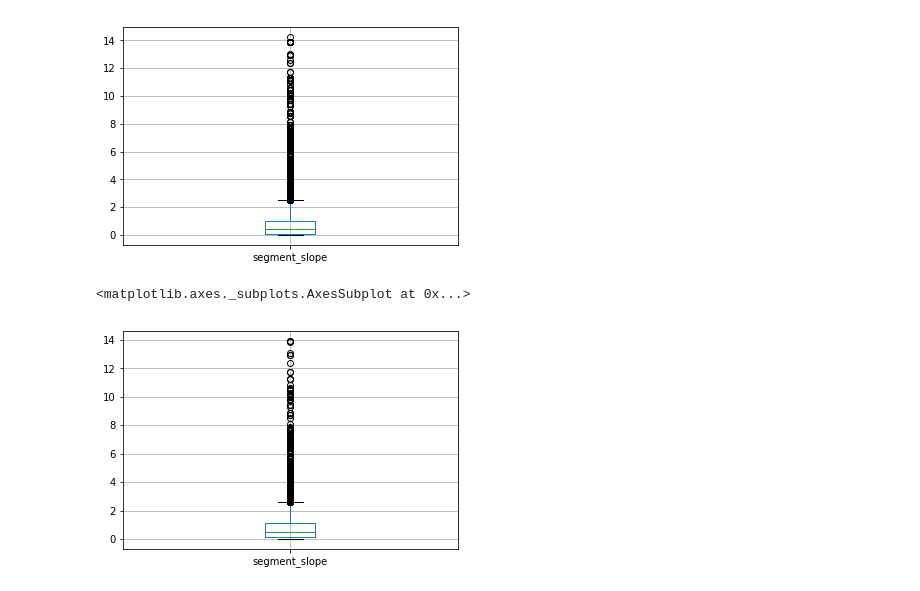
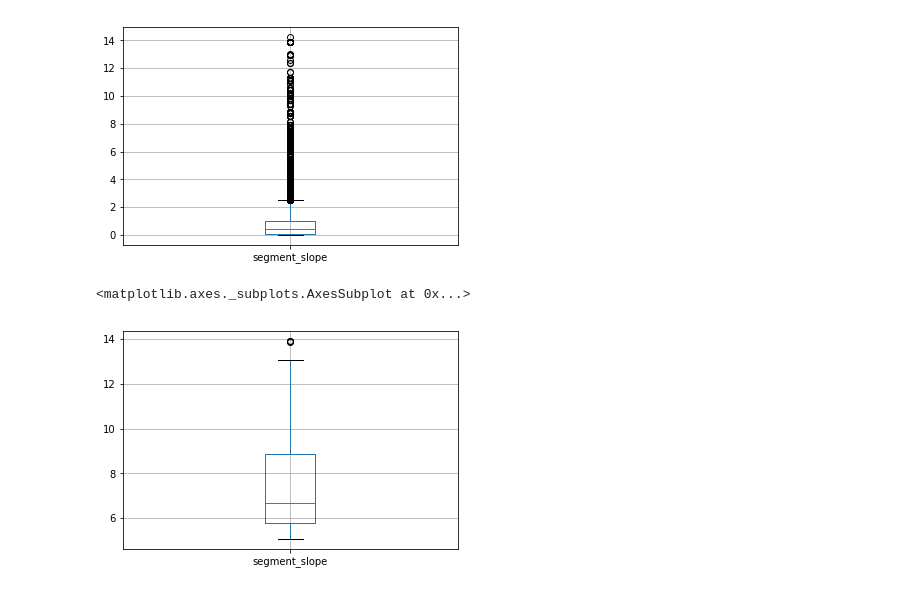
Before and after one commit to smnorris/bcfishobs_spp-by-slope, a Jupyter notebook: notebooks/Observations_species_slope.ipynb, the cells around one changed output. Saved outputs shown, nothing was run; the diff lists cells and outputs as text; code cells hidden in the pictures.

Commit message:
coho 5-15 boxplot

```diff
--- a/notebooks/Observations_species_slope.ipynb
+++ b/notebooks/Observations_species_slope.ipynb
@@ -79,9 +79,11 @@ df[df['segment_slope'] < 15].boxplot(column=['segment_slope'])
 <matplotlib.axes._subplots.AxesSubplot at 0x...>
 [figure]
 # %%
-# try coho at < 15%
+# try coho at 5-15%
 df_co = df[df['species_code'] == 'CO']
-df_co[df_co['segment_slope'] < 15].boxplot(column='segment_slope')
+df_co = df_co[df_co['segment_slope'] < 15]
+df_co = df_co[df_co['segment_slope'] > 5]
+df_co.boxplot(column=['segment_slope'])
 # %% [output]
 <matplotlib.axes._subplots.AxesSubplot at 0x...>
-[figure, old version]
+[figure, new version]
```
